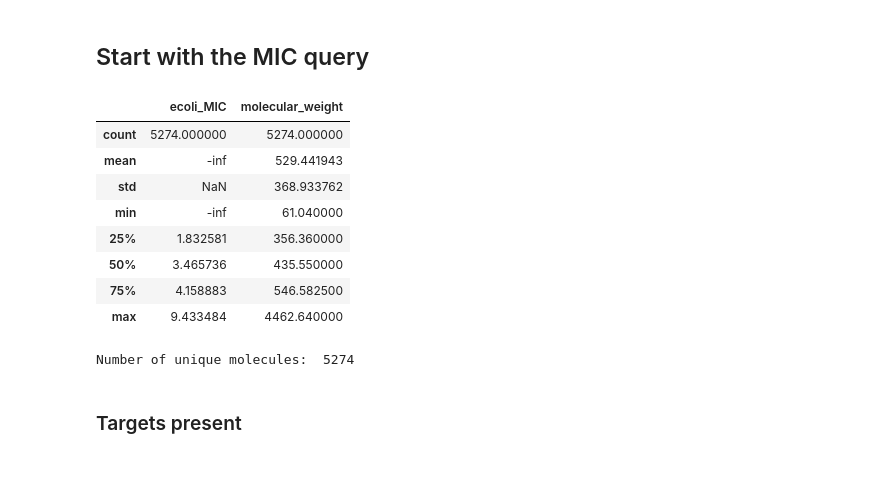
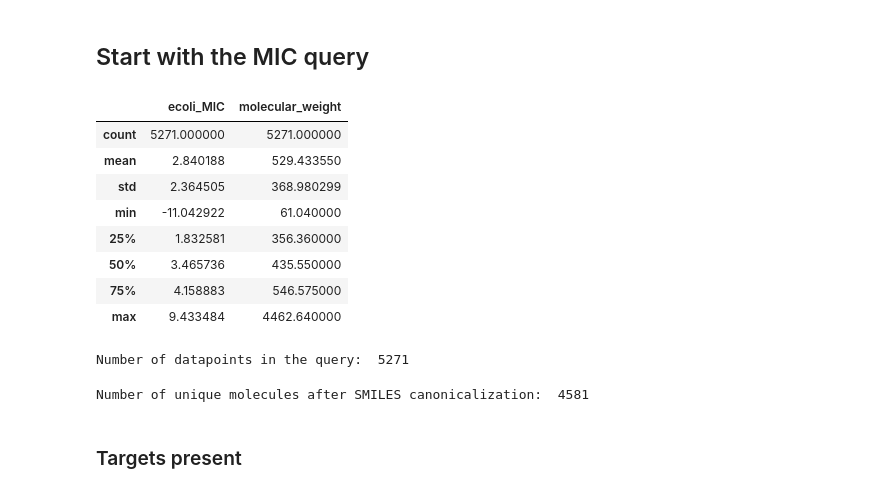
Before and after one commit to Zymergen-DIRECT-2021/cytoxnet, a Jupyter notebook: docs/data_reports/chembl_ecoli.ipynb, the cells around one changed output. Cells and saved outputs as stored; diff of their text form; code cells hidden in the pictures.

Commit message:
reran and made a couple adjustments to chembl ecoli dataset report

```diff
--- a/docs/data_reports/chembl_ecoli.ipynb
+++ b/docs/data_reports/chembl_ecoli.ipynb
@@ -14,15 +14,15 @@ import cytoxnet.dataprep.io
 ## Start with the MIC query
 # %%
 ## get the data
-dataset = cytoxnet.dataprep.io.load_data('chembl_ecoli_MIC')
-dataset.describe()
+dataframe = cytoxnet.dataprep.io.load_data('chembl_ecoli_MIC')
+dataframe.describe()
 # %% [output]
 |  | ecoli_MIC | molecular_weight |
-| count | 5274.000000 | 5274.000000 |
-| mean | -inf | 529.441943 |
-| std | NaN | 368.933762 |
-| min | -inf | 61.040000 |
+| count | 5271.000000 | 5271.000000 |
+| mean | 2.840188 | 529.433550 |
+| std | 2.364505 | 368.980299 |
+| min | -11.042922 | 61.040000 |
 | 25% | 1.832581 | 356.360000 |
 | 50% | 3.465736 | 435.550000 |
-| 75% | 4.158883 | 546.582500 |
+| 75% | 4.158883 | 546.575000 |
 | max | 9.433484 | 4462.640000 |
@@ -29,7 +37,12 @@ dataset.describe()
 # %%
-print('Number of unique molecules: ', len(dataset))
+print('Number of datapoints in the query: ', len(dataframe))
 # %% [output]
-Number of unique molecules:  5274
+Number of datapoints in the query:  5271
+# %%
+compounds = pd.read_csv('./database/compounds.csv')
+print('Number of unique molecules after SMILES canonicalization: ', len(compounds))
+# %% [output]
+Number of unique molecules after SMILES canonicalization:  4581
 # %% [markdown]
 ### Targets present
 # %% [markdown]
```
Also changed, not shown: parts of 10 cells of this notebook.
